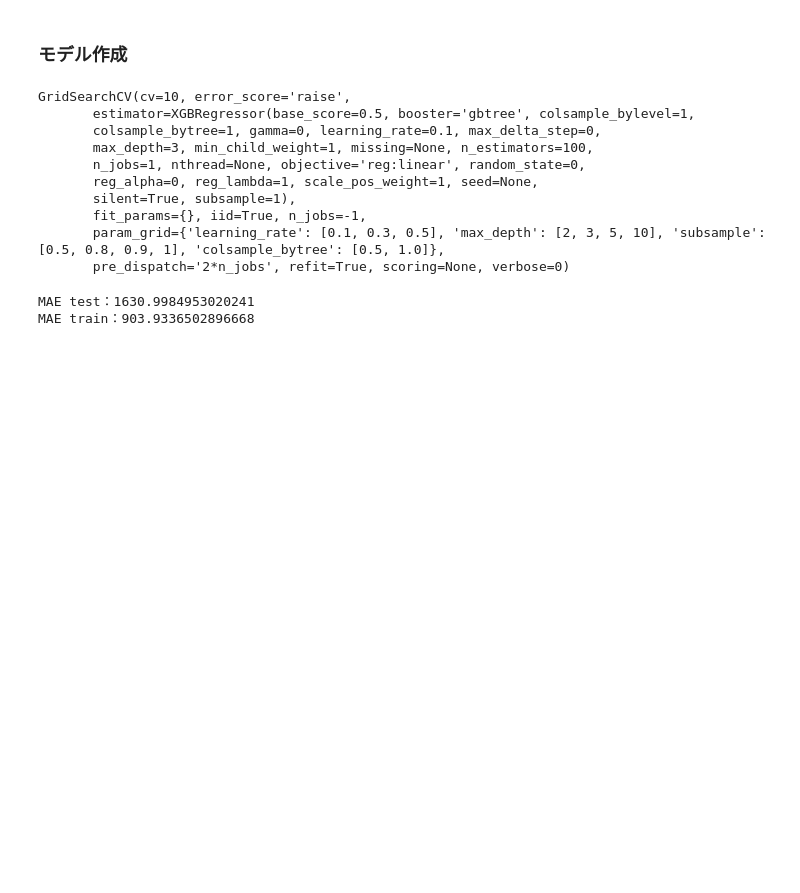
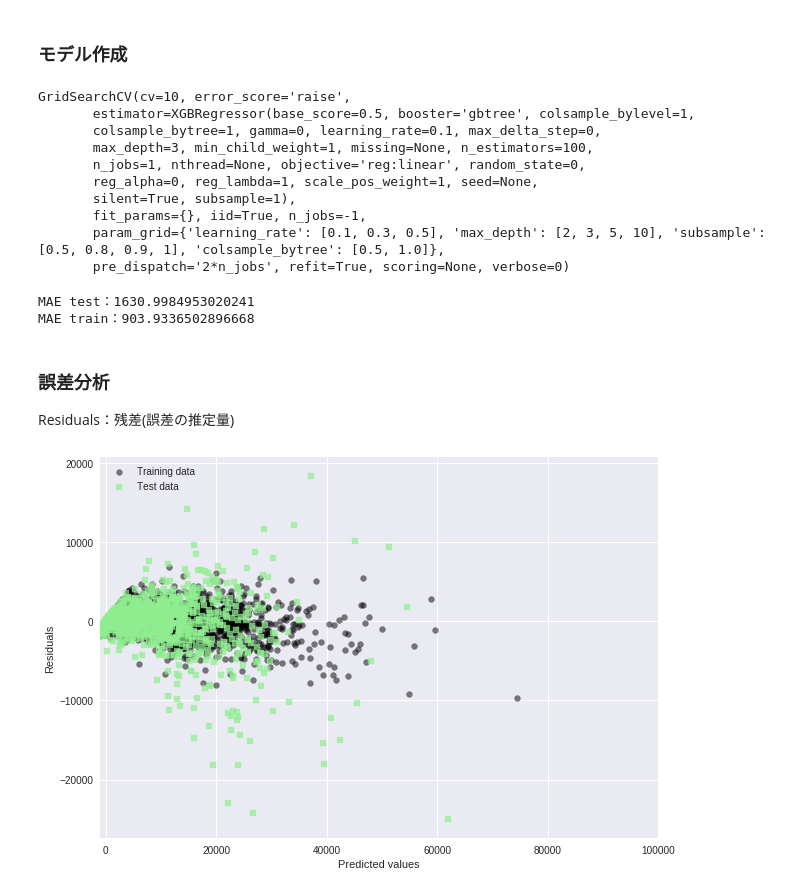
Before and after one commit to TaigoKuriyama/national_park_prediction, a Jupyter notebook: notebook/preprocess.ipynb, the cells around one changed output. Cells and saved outputs as stored; diff of their text form; code cells hidden in the pictures; blank space fills up the shorter version.

```diff
--- a/notebook/preprocess.ipynb
+++ b/notebook/preprocess.ipynb
@@ -296,21 +285,26 @@ print('MAE train：{0}'.format(mean_absolute_error(y_train_cv, y_train_pred)))
 # %% [output]
 MAE test：1630.9984953020241
 MAE train：903.9336502896668
+# %% [markdown]
+### 誤差分析
+Residuals：残差(誤差の推定量)
 # %%
 # import matplotlib
 import matplotlib.pyplot as plt
 %matplotlib inline
 
 # plot
 plt.figure(figsize = (10, 7))
 plt.scatter(y_train_pred, y_train_pred - y_train_cv, c = 'black', marker = 'o', s = 35, alpha = 0.5, label = 'Training data')
 plt.scatter(y_test_pred, y_test_pred - y_test_cv, c = 'lightgreen', marker = 's', s = 35, alpha = 0.7, label = 'Test data')
 plt.xlabel('Predicted values')
 plt.ylabel('Residuals')
 plt.legend(loc = 'upper left')
 plt.hlines(y = 0, xmin = -10, xmax = 50, lw = 2, color = 'red')
-plt.xlim([-10, 50])
+plt.xlim([-1000, 100000])
 plt.show()
+# %% [output]
+[figure, added]
 # %%
 # model
 cv.fit(X_train, y_train)
```
Also changed, not shown: parts of 7 cells of this notebook.
